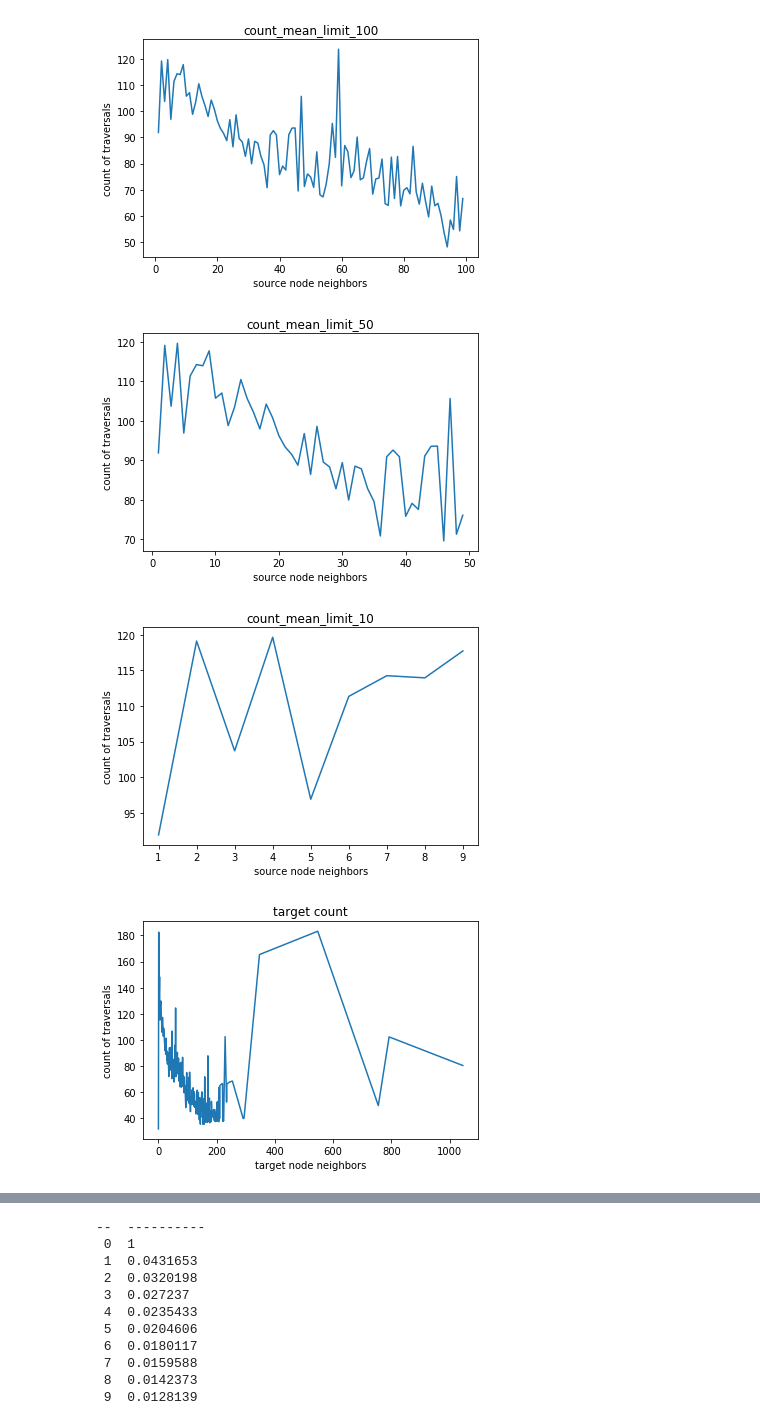
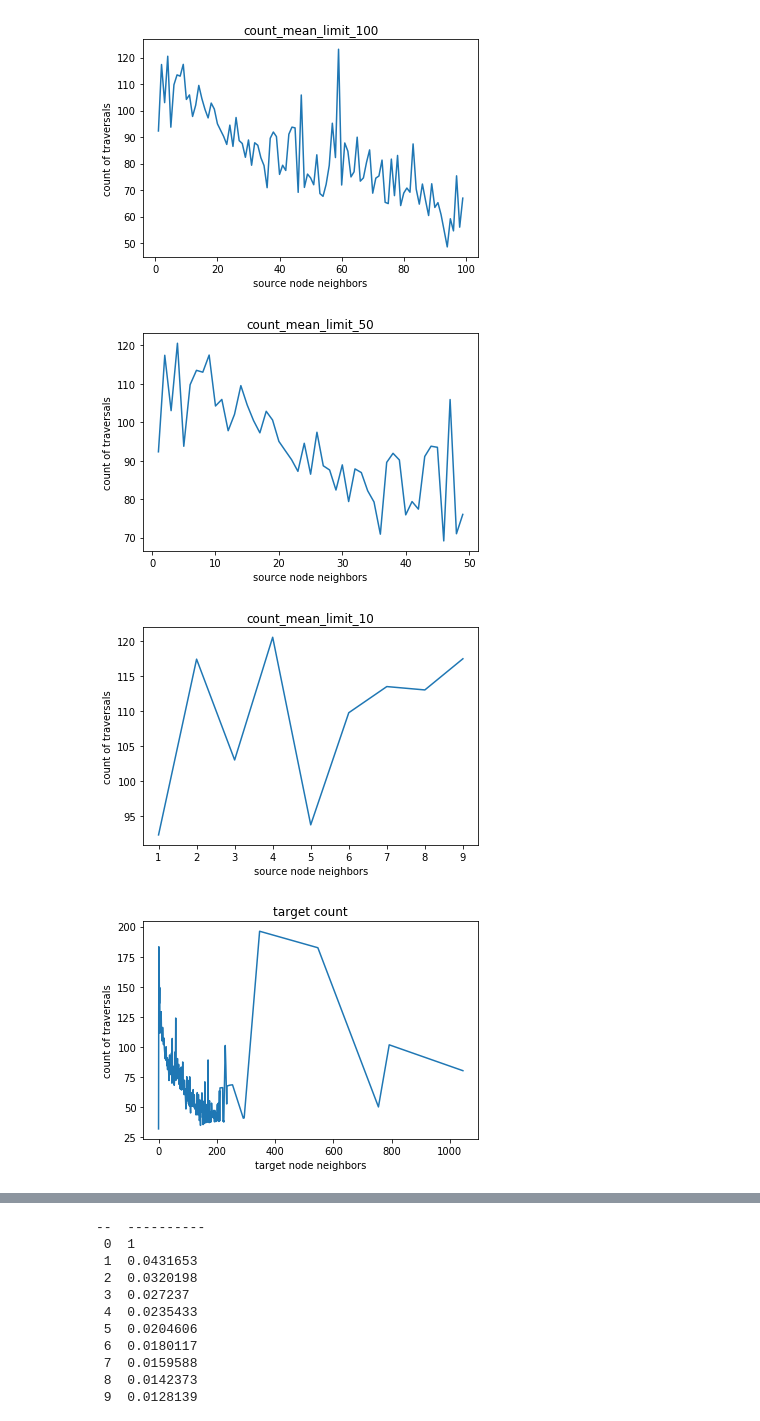
Before and after one commit to WiktorJ/node2vec, a Jupyter notebook: notebooks/data_analysis.ipynb, the cells around one changed output, grey strips where cells are left out. Drawn from its saved outputs; the diff is of its cells as text; code cells hidden in the pictures.

```diff
--- a/notebooks/data_analysis.ipynb
+++ b/notebooks/data_analysis.ipynb
@@ -232,5 +230,11 @@ dfe = extract_stats(df_32_100_2_06)
+# %%
+df_edge_32_100_2_0s = extract_stats(df_edge_32_100_2_0)
+df_edge_32_100_2_02s = extract_stats(df_edge_32_100_2_02)
+df_edge_32_100_2_04s = extract_stats(df_edge_32_100_2_04)
+df_edge_32_100_2_06s = extract_stats(df_edge_32_100_2_06)
+df_edge_32_100_2_08s = extract_stats(df_edge_32_100_2_08)
 # %%
-stats_analysis(dfe)
+stats_analysis(df_edge_32_100_2_0s)
 # %% [output]
 How many edges had more than X visits in the same step
 --  -----------
@@ -256,7 +260,7 @@ median per step
-[figure, old version]
+[figure, new version]
-[figure, old version]
+[figure, new version]
-[figure, old version]
+[figure, new version]
-[figure, old version]
+[figure, new version]
 [figure]
 count mean
 70.8867356944606
```
Also changed, not shown: parts of 6 cells of this notebook, 1 other file.
